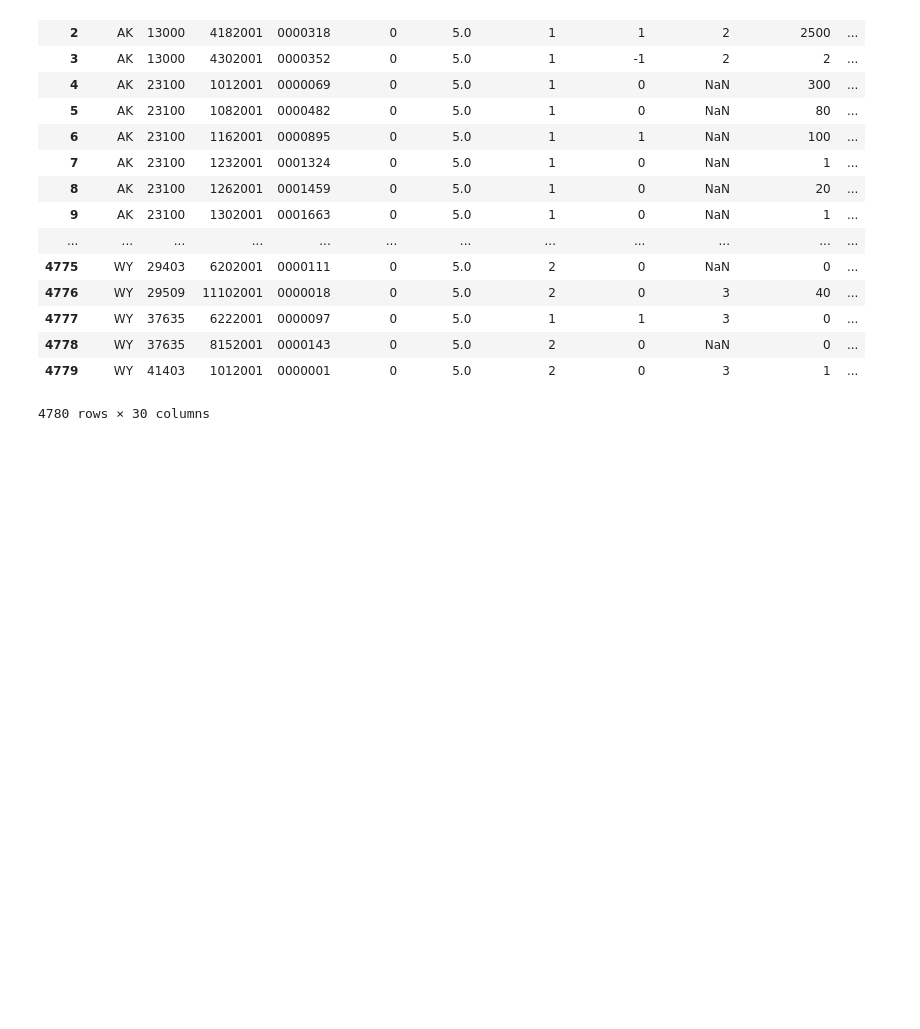
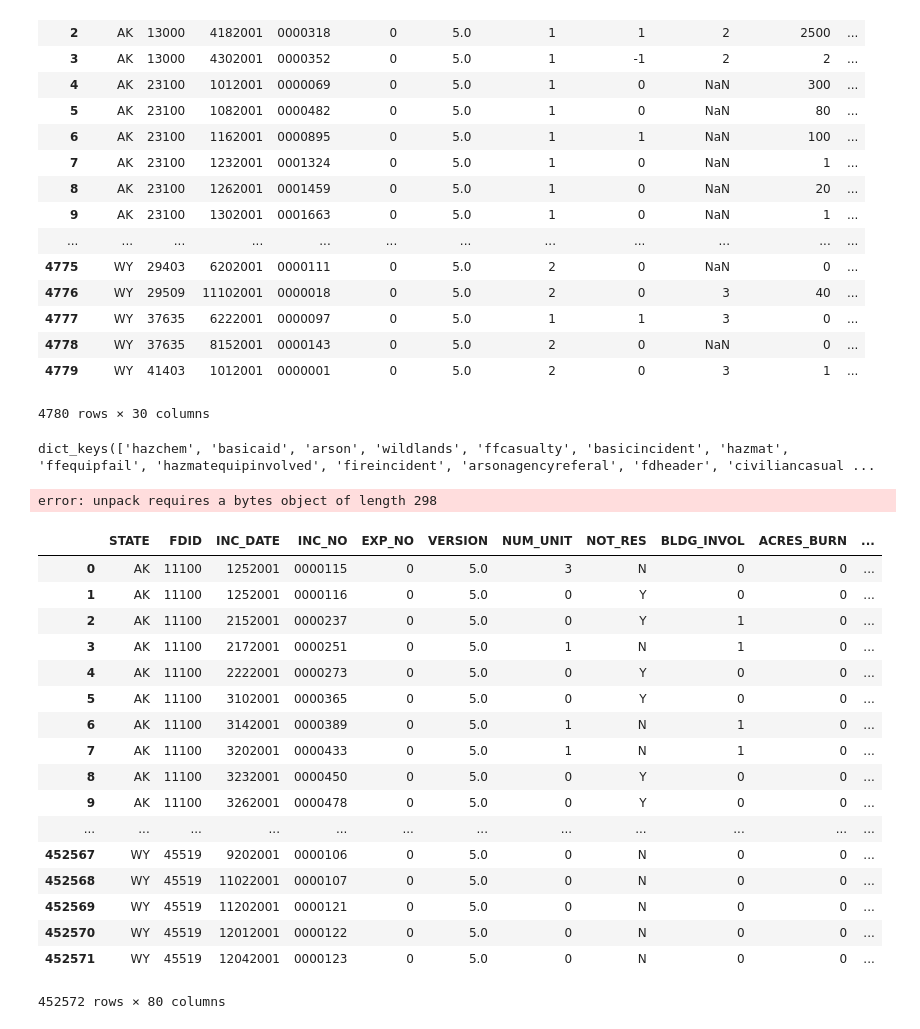
Before and after one commit to riordan/turkeyfires, a Jupyter notebook: first-exploration.ipynb, the cells around one changed output. Drawn from its saved outputs; the diff is of its cells as text; code cells hidden in the pictures; blank space fills up the shorter version.

```diff
--- a/first-exploration.ipynb
+++ b/first-exploration.ipynb
@@ -53,0 +60,13 @@ df
+# %%
+dbf_2001 = {}
+for file in os.listdir('original_data/2001/NFIRS 2001 PDR 031415/'):
+    if file[-3:] == "dbf":
+        dbf_2001[file[:-4]] = Dbf5('original_data/2001/NFIRS 2001 PDR 031415/' + file)
+# %%
+dbf_2001.keys()
+# %% [output]
+dict_keys(['hazchem', 'basicaid', 'arson', 'wildlands', 'ffcasualty', 'basicincident', 'hazmat', 'ffequipfail', 'hazmatequipinvolved', 'fireincident', 'arsonagencyreferal', 'fdheader', 'civiliancasual ...
+# %%
+incident01 = dbf_2001["fireincident"].to_dataframe()
+# %% [output]
+error: unpack requires a bytes object of length 298
@@ -53,0 +75,28 @@ df
+# %%
+dbf_2001 = {}
+for file in os.listdir('original_data/2001/NFIRS 2001 PDR 031415/'):
+    if file[-3:] == "dbf":
+        dbf_2001[file[:-4]] = Dbf5('original_data/2001/NFIRS 2001 PDR 031415/' + file)
+
+incident01 = dbf_2001["fireincident"].to_dataframe()
+# %%
+incident01
+# %% [output]
+|  | STATE | FDID | INC_DATE | INC_NO | EXP_NO | VERSION | NUM_UNIT | NOT_RES | BLDG_INVOL | ACRES_BURN | ... |
+| 0 | AK | 11100 | 1252001 | 0000115 | 0 | 5.0 | 3 | N | 0 | 0 | ... |
+| 1 | AK | 11100 | 1252001 | 0000116 | 0 | 5.0 | 0 | Y | 0 | 0 | ... |
+| 2 | AK | 11100 | 2152001 | 0000237 | 0 | 5.0 | 0 | Y | 1 | 0 | ... |
+| 3 | AK | 11100 | 2172001 | 0000251 | 0 | 5.0 | 1 | N | 1 | 0 | ... |
+| 4 | AK | 11100 | 2222001 | 0000273 | 0 | 5.0 | 0 | Y | 0 | 0 | ... |
+| 5 | AK | 11100 | 3102001 | 0000365 | 0 | 5.0 | 0 | Y | 0 | 0 | ... |
+| 6 | AK | 11100 | 3142001 | 0000389 | 0 | 5.0 | 1 | N | 1 | 0 | ... |
+| 7 | AK | 11100 | 3202001 | 0000433 | 0 | 5.0 | 1 | N | 1 | 0 | ... |
+| 8 | AK | 11100 | 3232001 | 0000450 | 0 | 5.0 | 0 | Y | 0 | 0 | ... |
+| 9 | AK | 11100 | 3262001 | 0000478 | 0 | 5.0 | 0 | Y | 0 | 0 | ... |
+| ... | ... | ... | ... | ... | ... | ... | ... | ... | ... | ... | ... |
+| 452567 | WY | 45519 | 9202001 | 0000106 | 0 | 5.0 | 0 | N | 0 | 0 | ... |
+| 452568 | WY | 45519 | 11022001 | 0000107 | 0 | 5.0 | 0 | N | 0 | 0 | ... |
+| 452569 | WY | 45519 | 11202001 | 0000121 | 0 | 5.0 | 0 | N | 0 | 0 | ... |
+| 452570 | WY | 45519 | 12012001 | 0000122 | 0 | 5.0 | 0 | N | 0 | 0 | ... |
+| 452571 | WY | 45519 | 12042001 | 0000123 | 0 | 5.0 | 0 | N | 0 | 0 | ... |
+452572 rows × 80 columns
```
Also changed, not shown: parts of 8 cells of this notebook.
